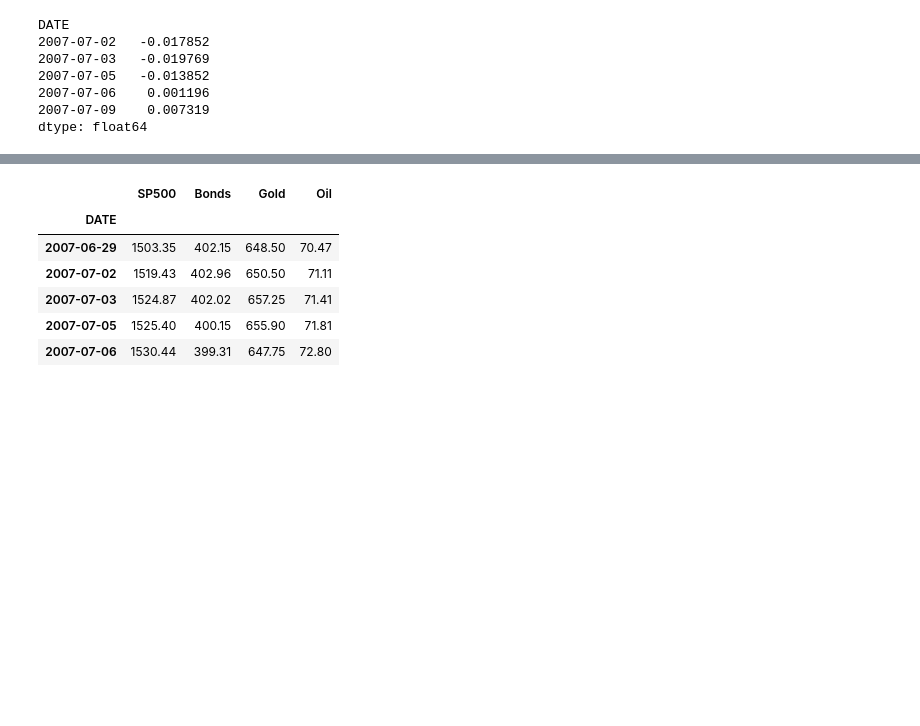
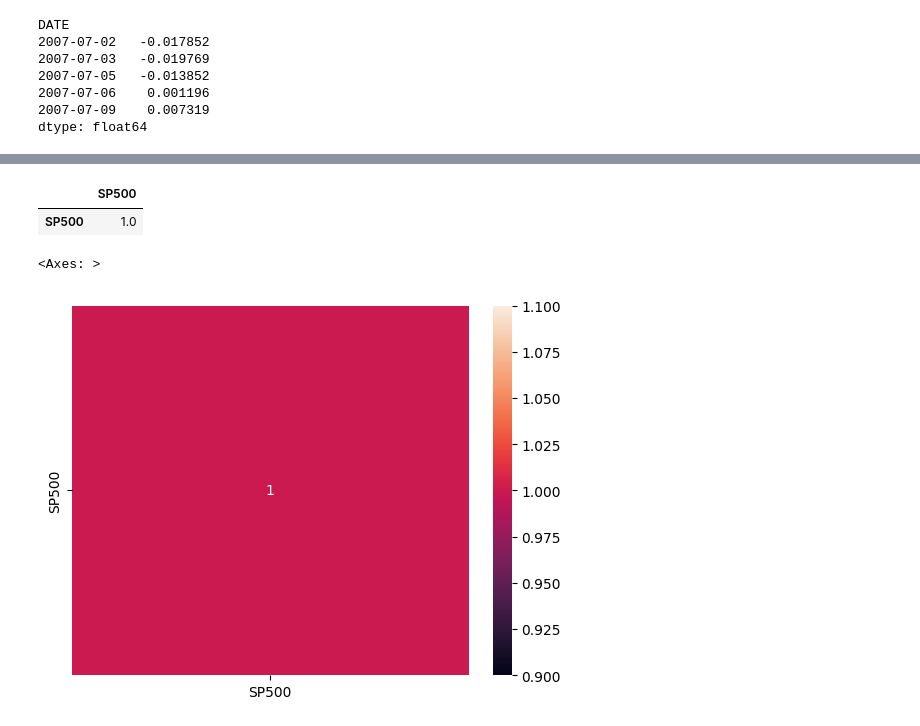
Before and after one commit to ibrahimediz/timeseriesanalysandforecasting0712_1112_23, a Jupyter notebook: Egzersizler/iremgedi/01_ManipulateDataNote.ipynb, the cells around one changed output, grey strips where cells are left out. Cells and saved outputs as stored; diff of their text form; code cells hidden in the pictures; blank space fills up the shorter version.

```diff
--- a/Egzersizler/iremgedi/01_ManipulateDataNote.ipynb
+++ b/Egzersizler/iremgedi/01_ManipulateDataNote.ipynb
@@ -678,10 +683,10 @@ sns.jointplot(x="SP500",y="Bonds",data=gunluk_getiri)
-# %%
-df.head()
-# %% [output]
-|  | SP500 | Bonds | Gold | Oil |
-| DATE |  |  |  |  |
-| 2007-06-29 | 1503.35 | 402.15 | 648.50 | 70.47 |
-| 2007-07-02 | 1519.43 | 402.96 | 650.50 | 71.11 |
-| 2007-07-03 | 1524.87 | 402.02 | 657.25 | 71.41 |
-| 2007-07-05 | 1525.40 | 400.15 | 655.90 | 71.81 |
-| 2007-07-06 | 1530.44 | 399.31 | 647.75 | 72.80 |
+# %%
+gunluk_getiri.iloc[:,:-3].corr()
+# %% [output]
+|  | SP500 |
+| SP500 | 1.0 |
+# %%
+sns.heatmap(gunluk_getiri.iloc[:,:-3].corr(),annot=True)
+# %% [output]
+<Axes: >
+[figure, added]
```
Also changed, not shown: parts of 2 cells of this notebook, 2 other files.
